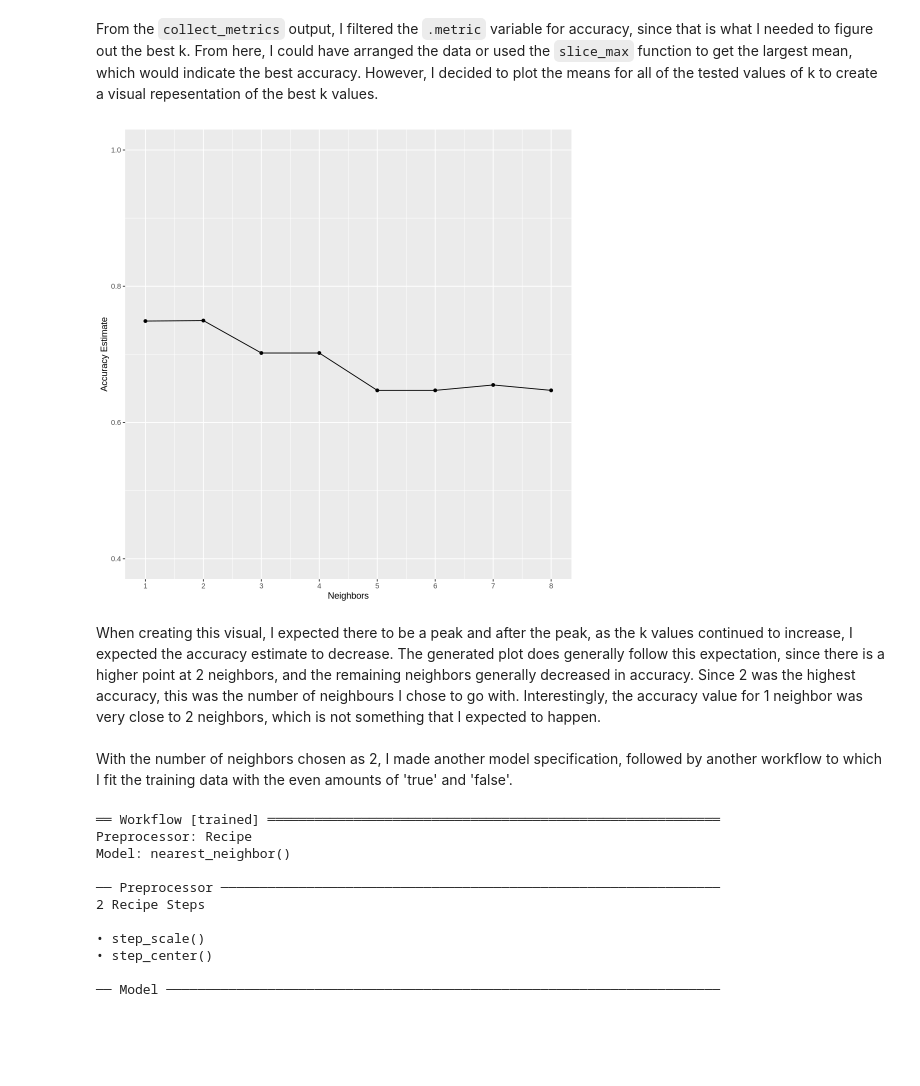
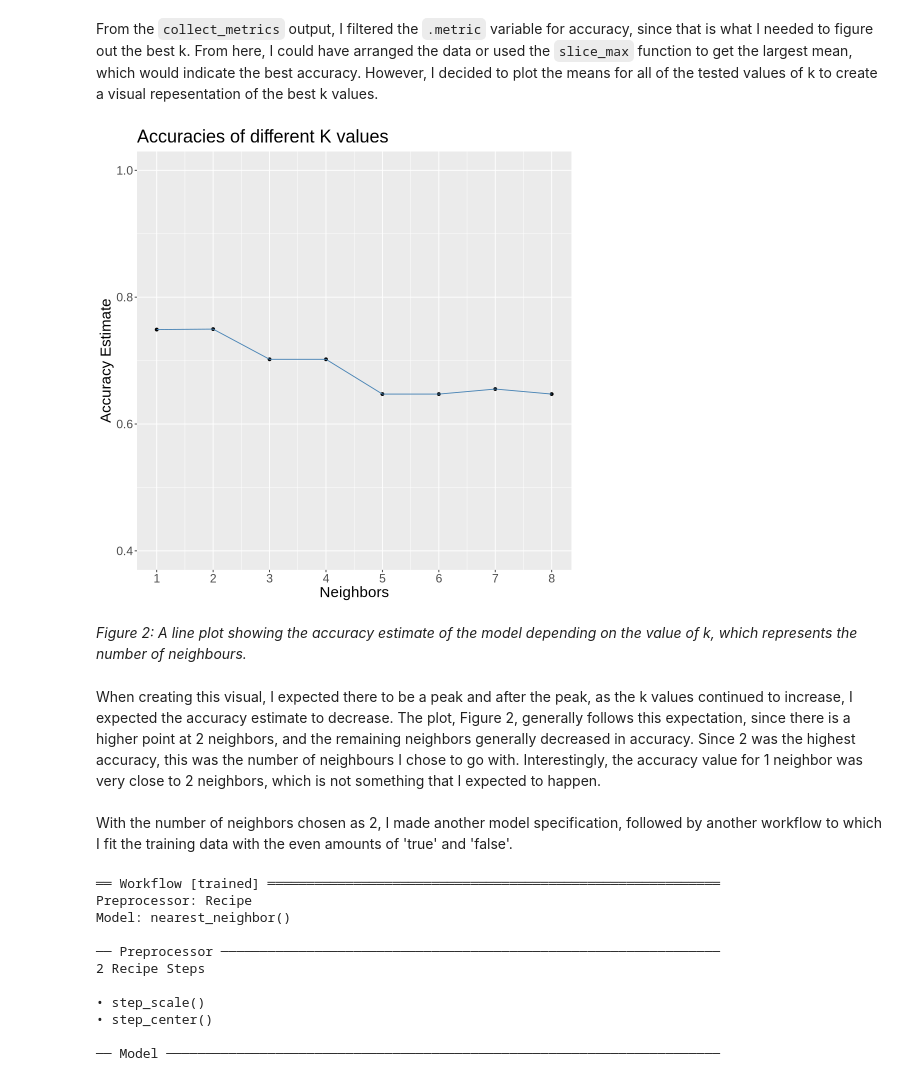
Before and after one commit to ashfilonova/dsci_project, a Jupyter notebook: dsci_project.ipynb, the cells around one changed output. Cells and saved outputs as stored; diff of their text form; code cells hidden in the pictures; blank space fills up the shorter version.

```diff
--- a/dsci_project.ipynb
+++ b/dsci_project.ipynb
@@ -292,19 +295,23 @@ From the `collect_metrics` output, I filtered the `.metric` variable for accurac
 # %%
 #plotting the number of neighbours and accuracy of the model to figure out how many neighbors is best
 accuracies <- minecraft_results |>
       filter(.metric == "accuracy")
 
 accuracy_versus_k <- ggplot(accuracies, aes(x = neighbors, y = mean))+
       geom_point() +
-      geom_line() +
+      geom_line(color = 'steelblue') +
       labs(x = "Neighbors", y = "Accuracy Estimate") +
       scale_x_continuous(breaks = seq(0, 14, by = 1)) +
-      scale_y_continuous(limits = c(0.4, 1.0))
+      scale_y_continuous(limits = c(0.4, 1.0)) +
+    theme(text = element_text(size = 18)) +
+    ggtitle("Accuracies of different K values")
 accuracy_versus_k
 # %% [output]
-[figure, old version]
+[figure, new version]
+# %% [markdown]
+*Figure 2: A line plot showing the accuracy estimate of the model depending on the value of k, which represents the number of neighbours.*
 # %% [markdown]
-When creating this visual, I expected there to be a peak and after the peak, as the k values continued to increase, I expected the accuracy estimate to decrease. The generated plot does generally follow this expectation, since there is a higher point at 2 neighbors, and the remaining neighbors generally decreased in accuracy. Since 2 was the highest accuracy, this was the number of neighbours I chose to go with. Interestingly, the accuracy value for 1 neighbor was very close to 2 neighbors, which is not something that I expected to happen. <br>
+When creating this visual, I expected there to be a peak and after the peak, as the k values continued to increase, I expected the accuracy estimate to decrease. The plot, Figure 2, generally follows this expectation, since there is a higher point at 2 neighbors, and the remaining neighbors generally decreased in accuracy. Since 2 was the highest accuracy, this was the number of neighbours I chose to go with. Interestingly, the accuracy value for 1 neighbor was very close to 2 neighbors, which is not something that I expected to happen. <br>
 <br>
 With the number of neighbors chosen as 2, I made another model specification, followed by another workflow to which I fit the training data with the even amounts of 'true' and 'false'.
 # %%
```
Also changed, not shown: parts of 6 cells of this notebook.
